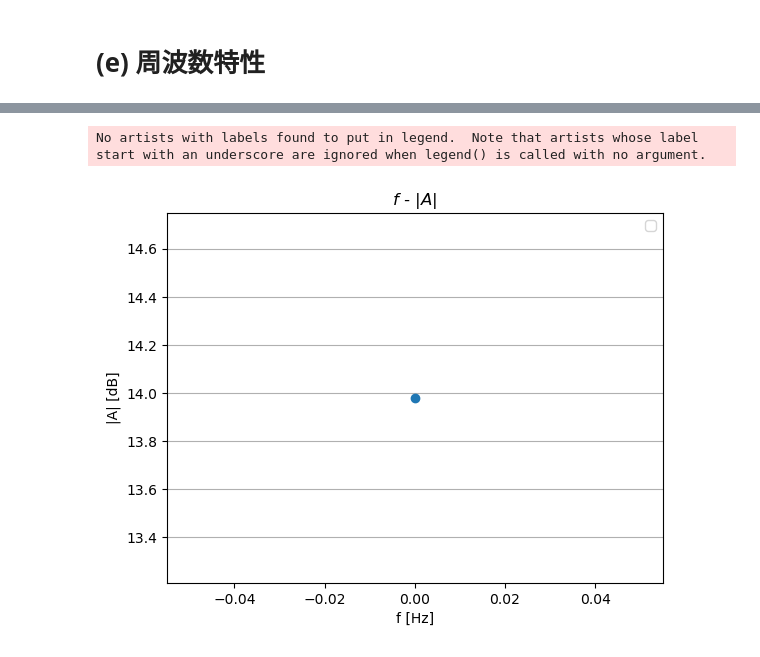
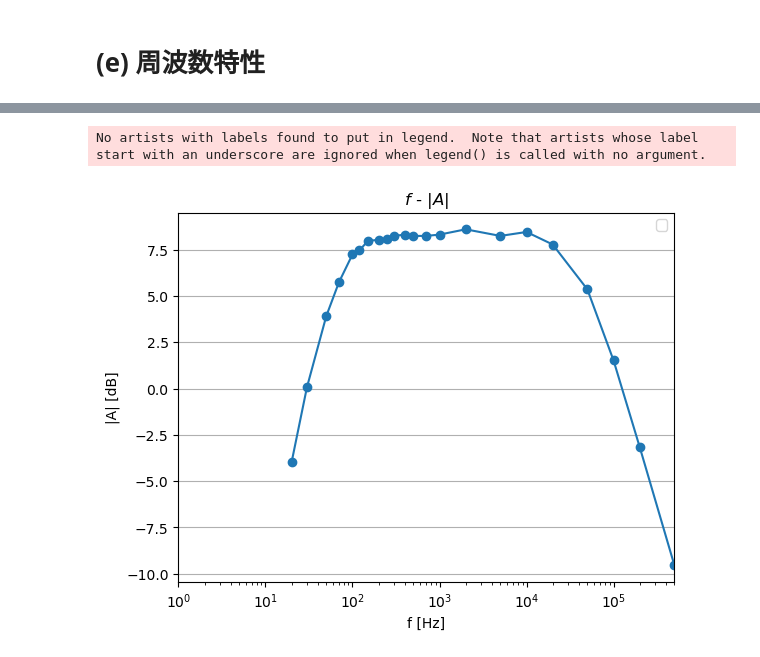
Before and after one commit to inohan/experiment-3s, a Jupyter notebook: A1/exp04.ipynb, the cells around one changed output, grey strips where cells are left out. Saved outputs shown, nothing was run; the diff lists cells and outputs as text; code cells hidden in the pictures.

```diff
--- a/A1/exp04.ipynb
+++ b/A1/exp04.ipynb
@@ -79,8 +90,8 @@ axessetting.apply_axes(ax)
 # (e) 周波数特性
 # %%
 data_e = pd.read_excel("data.xlsx", sheet_name="(4)(e)", skiprows=[1])
-data_e.sort_values(by="v_i", axis=0, inplace=True, ascending=True)
-data_e["phase"] = data_e["time"] / 1e-3 * 360
+data_e.sort_values(by="f", axis=0, inplace=True, ascending=True)
+data_e["phase"] = data_e["time"]* data_e["f"] * 360 * 1e-3
 data_e
 # %% [output]
 |  | f | v_i | v_o | time | phase |
@@ -88,13 +114,13 @@ data_e
 # %%
 fig = plt.figure()
 ax = fig.add_subplot(111)
 
-axessetting = AxesSetting(legend=True, xlabel="f [Hz]", grid="y", ylabel="|A| [dB]", title="$f$ - $|A|$")
+axessetting = AxesSetting(legend=True, xlabel="f [Hz]", grid="y", ylabel="|A| [dB]", title="$f$ - $|A|$", xscale="log", xlim=(1e1, 5e5))
 ax.plot(data_e["f"], 20*np.log10(data_e["v_o"]/data_e["v_i"]), marker="o")
 axessetting.apply_axes(ax)
 # %% [output]
 No artists with labels found to put in legend.  Note that artists whose label start with an underscore are ignored when legend() is called with no argument.
-[figure, old version]
+[figure, new version]
 # %%
 fig = plt.figure()
 ax = fig.add_subplot(111)
```
Also changed, not shown: parts of 10 cells of this notebook, 4 other files.
